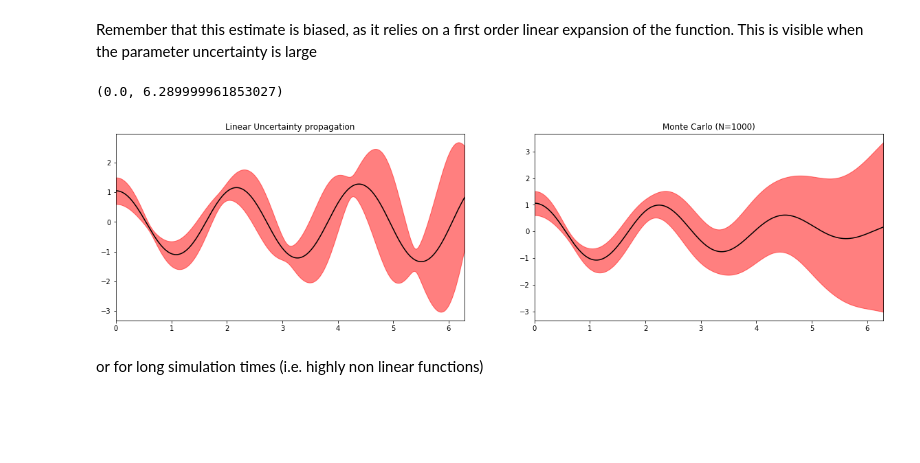
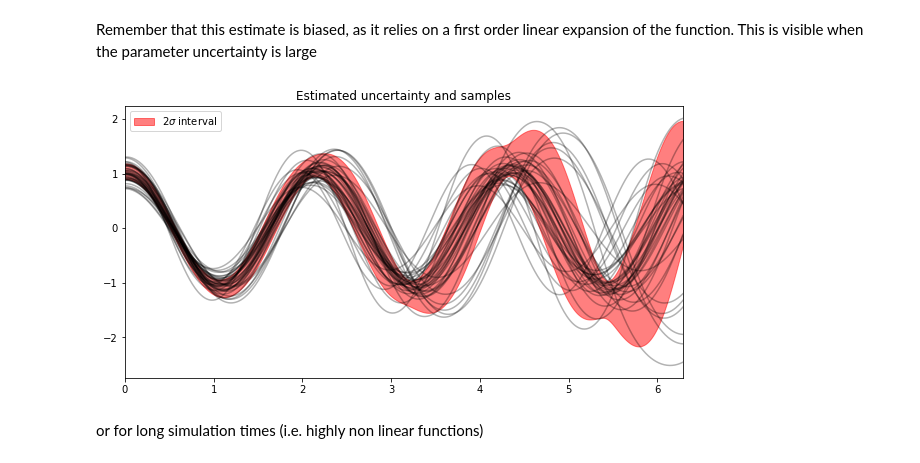
Before and after one commit to astanziola/luprox, a Jupyter notebook: Examples.ipynb, the cells around one changed output. Cells and saved outputs as stored; diff of their text form; code cells hidden in the pictures; blank space fills up the shorter version.

```diff
--- a/Examples.ipynb
+++ b/Examples.ipynb
@@ -155,27 +160,29 @@ ax[1].set_xlim([t[0], t[-1]])
 # %% [markdown]
 Remember that this estimate is biased, as it relies on a first order linear expansion of the function. This is visible when the parameter uncertainty is large
 # %%
-cov_in_large = jnp.diag(jnp.array([0.1, 0.01, 0.01, 0.2, 0.01]))
+cov_in_large = jnp.diag(jnp.array([0.01, 0.01, 0.01, 0.02, 0.01]))
 # %%
 linear_trajectory, covariance = solve_linear(params, cov_in_large)
-linear_std = jnp.sqrt(jnp.diag(covariance))
+sigma_3 = jnp.sqrt(jnp.diag(covariance))
 
-mc_trajectory, covariance = solve_mc(params, cov_in_large, key)
-mc_std = jnp.sqrt(jnp.diag(covariance))
+samples = sampler(params, cov_in_large, key)
-# %%
-fig, ax = plt.subplots(1,2,figsize=(20,5))
-ax[0].plot(t, linear_trajectory, color="black")
-ax[0].fill_between(t, linear_trajectory-linear_std, linear_trajectory+linear_std, color="red", alpha=0.5)
-ax[0].set_title("Linear Uncertainty propagation")
-ax[0].set_xlim([t[0], t[-1]])
-
-ax[1].plot(t, mc_trajectory, color="black")
-ax[1].fill_between(t, mc_trajectory-mc_std, mc_trajectory+mc_std, color="red", alpha=0.5)
-ax[1].set_title("Monte Carlo (N=1000)")
-ax[1].set_xlim([t[0], t[-1]])
-# %% [output]
-(0.0, 6.289999961853027)
-[figure, removed]
+# %%
+plt.figure(figsize=(10,5))
+plt.fill_between(
+    t,
+    linear_trajectory-sigma_3,
+    linear_trajectory+sigma_3,
+    color="red",
+    alpha=0.5,
+    label="2$\sigma$ interval"
+)
+plt.xlim([t[0], t[-1]])
+plt.plot(t, samples.T, color="black", alpha=0.3)
+plt.title("Estimated uncertainty and samples")
+plt.legend()
+plt.show()
+# %% [output]
+[figure, added]
 # %% [markdown]
 or for long simulation times (i.e. highly non linear functions)
 # %% [markdown]
```
Also changed, not shown: parts of 10 cells of this notebook, 4 other files.
